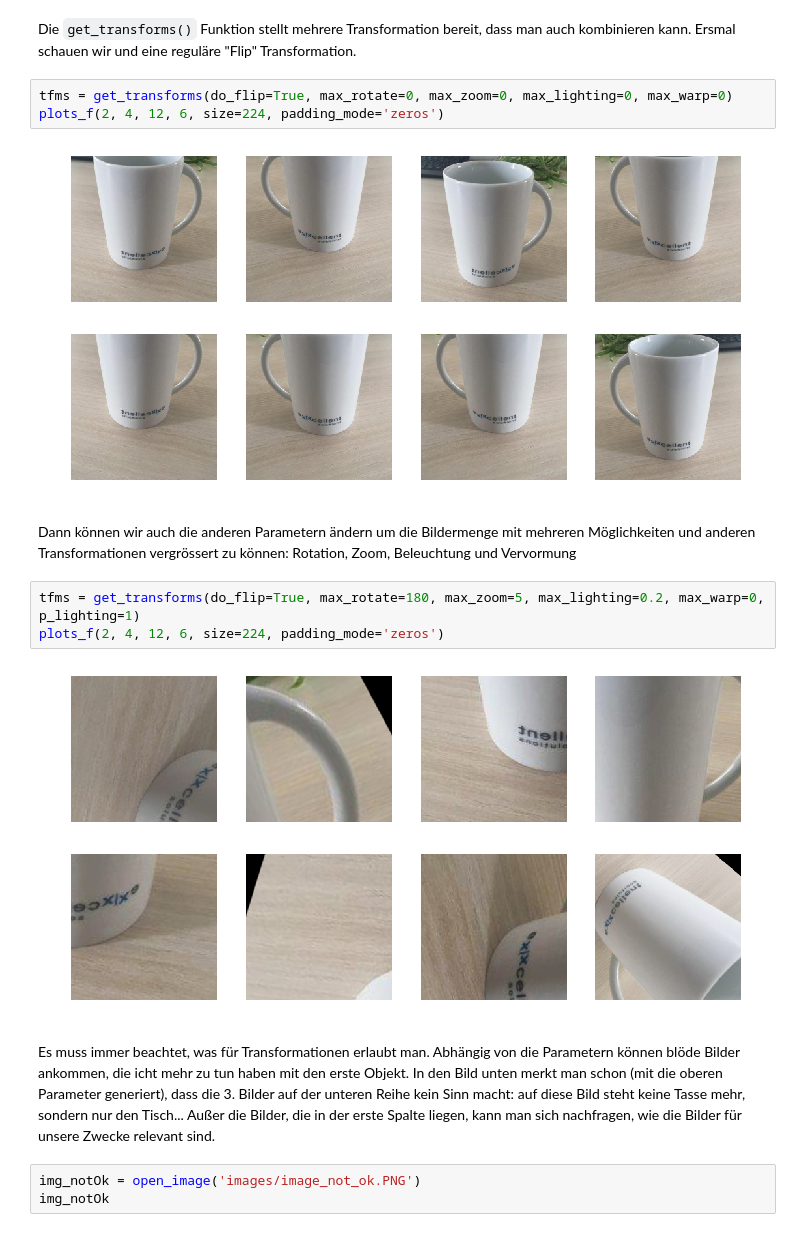
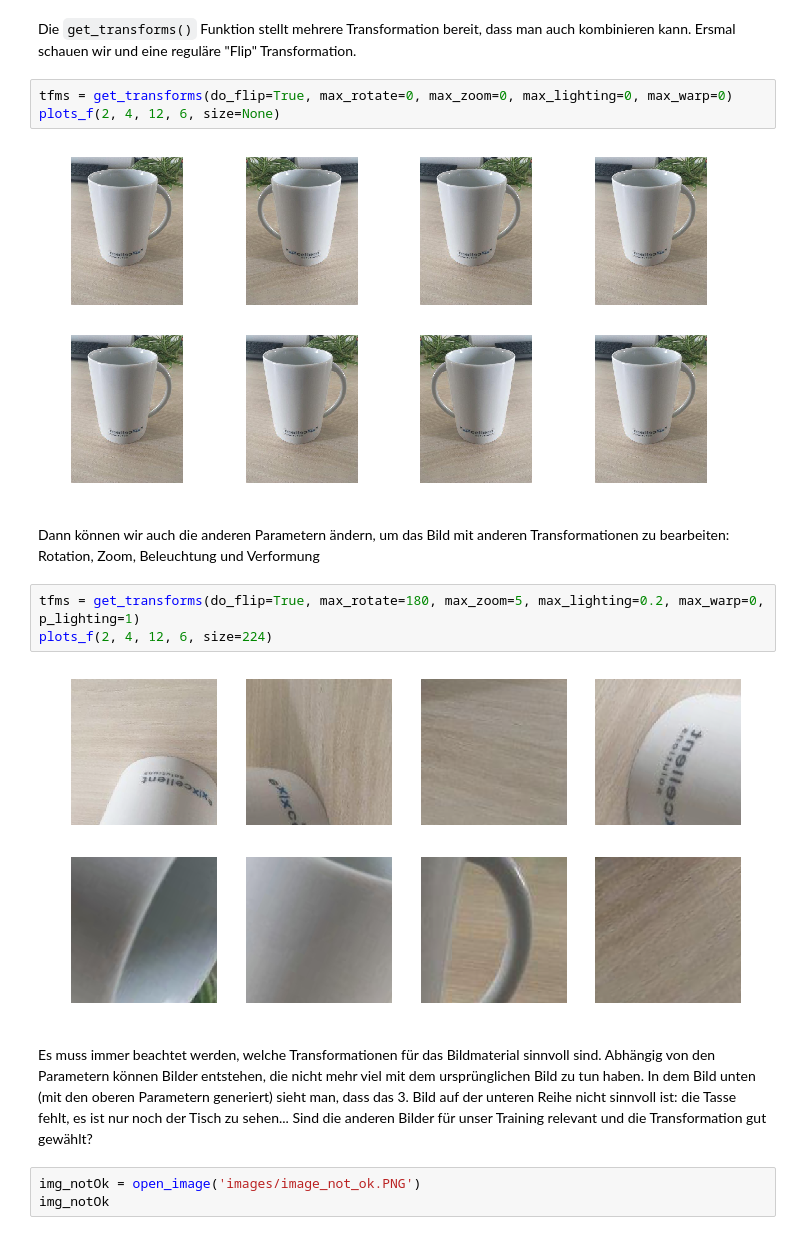
Before and after one commit to y-ph/exxwks-AI, a Jupyter notebook: 05-augmentation-transfer-learning.ipynb, the cells around one changed output. Saved outputs shown, nothing was run; the diff lists cells and outputs as text.

```diff
--- a/05-augmentation-transfer-learning.ipynb
+++ b/05-augmentation-transfer-learning.ipynb
@@ -32,18 +32,18 @@ def plots_f(rows, cols, width, height, **kwargs):
 Die `get_transforms()` Funktion stellt mehrere Transformation bereit, dass man auch kombinieren kann. Ersmal schauen wir und eine reguläre "Flip" Transformation.
 # %%
 tfms = get_transforms(do_flip=True, max_rotate=0, max_zoom=0, max_lighting=0, max_warp=0)
-plots_f(2, 4, 12, 6, size=224, padding_mode='zeros')
+plots_f(2, 4, 12, 6, size=None)
 # %% [output]
-[figure, old version]
+[figure, new version]
 # %% [markdown]
-Dann können wir auch die anderen Parametern ändern um die Bildermenge mit mehreren Möglichkeiten und anderen Transformationen vergrössert zu können: Rotation, Zoom, Beleuchtung und Vervormung
+Dann können wir auch die anderen Parametern ändern, um das Bild mit anderen Transformationen zu bearbeiten: Rotation, Zoom, Beleuchtung und Verformung
 # %%
 tfms = get_transforms(do_flip=True, max_rotate=180, max_zoom=5, max_lighting=0.2, max_warp=0, p_lighting=1)
-plots_f(2, 4, 12, 6, size=224, padding_mode='zeros')
+plots_f(2, 4, 12, 6, size=224)
 # %% [output]
-[figure, old version]
+[figure, new version]
-# %% [markdown]
-Es muss immer beachtet, was für Transformationen erlaubt man. Abhängig von die Parametern können blöde Bilder ankommen, die icht mehr zu tun haben mit den erste Objekt. In den Bild unten merkt man schon (mit die oberen Parameter generiert), dass die 3. Bilder auf der unteren Reihe kein Sinn macht: auf diese Bild steht keine Tasse mehr, sondern nur den Tisch... Außer die Bilder, die in der erste Spalte liegen, kann man sich nachfragen, wie die Bilder für unsere Zwecke relevant sind.
+# %% [markdown]
+Es muss immer beachtet werden, welche Transformationen für das Bildmaterial sinnvoll sind. Abhängig von den Parametern können Bilder entstehen, die nicht mehr viel mit dem ursprünglichen Bild zu tun haben. In dem Bild unten (mit den oberen Parametern generiert) sieht man, dass das 3. Bild auf der unteren Reihe nicht sinnvoll ist: die Tasse fehlt, es ist nur noch der Tisch zu sehen... Sind die anderen Bilder für unser Training relevant und die Transformation gut gewählt?
 # %%
 img_notOk = open_image('images/image_not_ok.PNG')
 img_notOk
```
Also changed, not shown: parts of 27 cells of this notebook.
